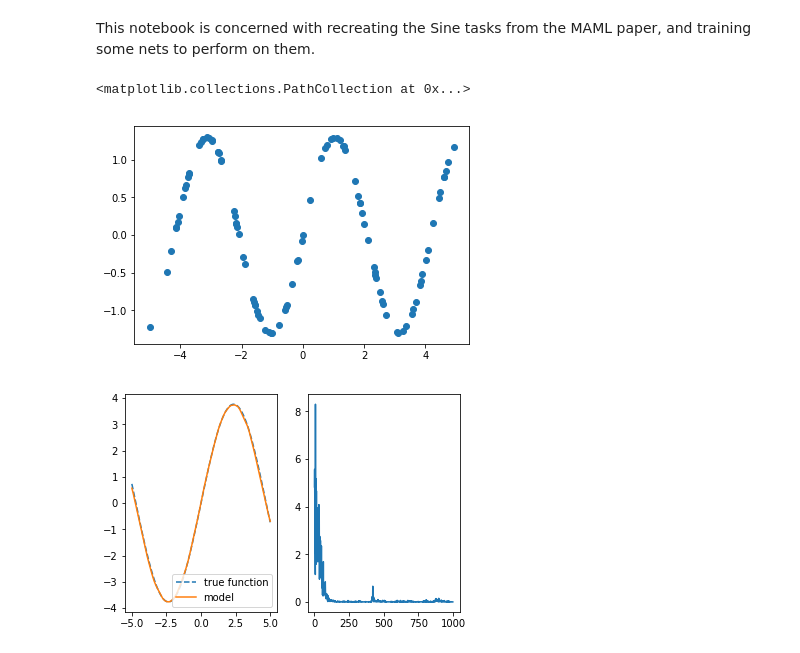
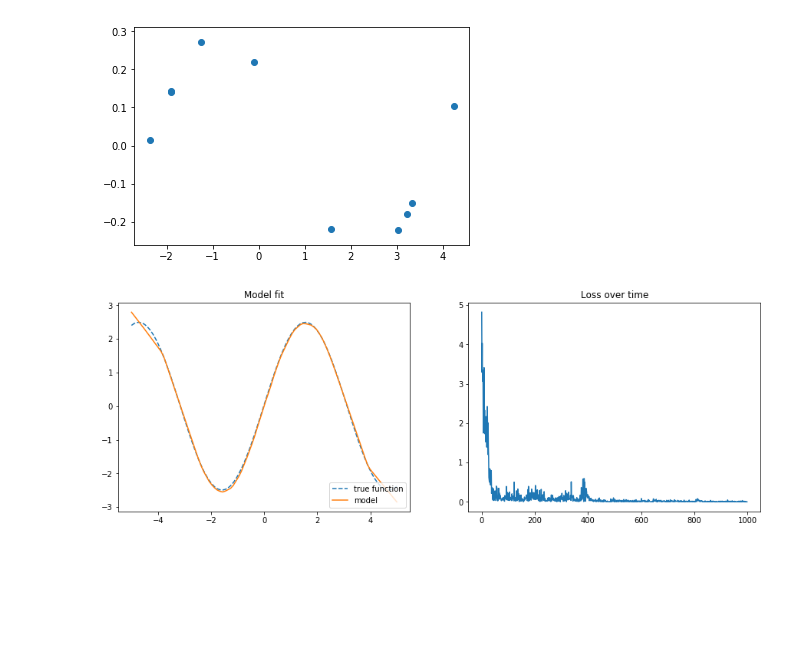
Before and after one commit to vmikulik/maml-pytorch, a Jupyter notebook: Sine tests.ipynb, the cells around one changed output. Cells and saved outputs as stored; diff of their text form; code cells hidden in the pictures; blank space fills up the shorter version.

Commit message:
moved sine task code into src/tasks.py

```diff
--- a/Sine tests.ipynb
+++ b/Sine tests.ipynb
@@ -6,2 +8,0 @@ import matplotlib.pyplot as plt
-# %% [markdown]
-This notebook is concerned with recreating the Sine tasks from the MAML paper, and training some nets to perform on them.
@@ -43,35 +9,11 @@ class Sine_Task():
-# %%
-class Sine_Task_Distribution():
-    """
-    The task distribution for sine regression tasks for MAML
-    """
-
-    def __init__(self, amplitude_min, amplitude_max, phase_min, phase_max, x_min, x_max):
-        self.amplitude_min = amplitude_min
-        self.amplitude_max = amplitude_max
-        self.phase_min = phase_min
-        self.phase_max = phase_max
-        self.x_min = x_min
-        self.x_max = x_max
-
-    def generate_task(self):
-        """
-        Sample from the task distribution.
-
-        returns:
-            Sine_Task object
-        """
-        amplitude = np.random.uniform(self.amplitude_min, self.amplitude_max)
-        phase = np.random.uniform(self.phase_min, self.phase_max)
-        return Sine_Task(amplitude, phase, self.x_min, self.x_max)
 # %%
 tasks = Sine_Task_Distribution(0.1, 5, 0, np.pi, -5, 5)
 # %%
-sine = tasks.generate_task()
-plt.scatter(*sine.generate_data(100))
+sine = tasks.sample_task()
+plt.scatter(*sine.sample_data(10))
+plt.show()
 # %% [output]
-<matplotlib.collections.PathCollection at 0x...>
-[figure, old version]
+[figure, new version]
 # %%
 # set up model and task
 model = nn.Sequential(
@@ -81,34 +23,37 @@ model = nn.Sequential(
     nn.ReLU(),
     nn.Linear(40,1)
 )
-task = tasks.generate_task()
+task = tasks.sample_task()
 optimiser = torch.optim.Adam(model.parameters(), lr=0.01)
 criterion = nn.MSELoss()
 
 # fit the model
 losses = []
 
 for i in range(1000):
     model.zero_grad()
-    x, y = task.generate_data(10)
+    x, y = task.sample_data(10)
     y_hat = model(x)
     loss = criterion(y_hat, y)
     loss.backward()
     optimiser.step()
     losses.append(loss.item())
 
 # plot the result
 x = np.linspace(-5, 5, 100)
 y = model(torch.tensor(x, dtype=torch.float).view(-1, 1))
 
+plt.figure(figsize=(15,5))
 
 plt.subplot(1, 2, 1)
 plt.plot(x, task.true_function(x), '--', label='true function')
 plt.plot(x, y.detach().numpy(), label='model')
 plt.legend(loc='lower right')
+plt.title("Model fit")
 
 plt.subplot(1, 2, 2)
 plt.plot(losses)
+plt.title("Loss over time")
 plt.show()
 # %% [output]
-[figure, old version]
+[figure, new version]
```
Also changed, not shown: parts of 4 cells of this notebook, 1 other file.
